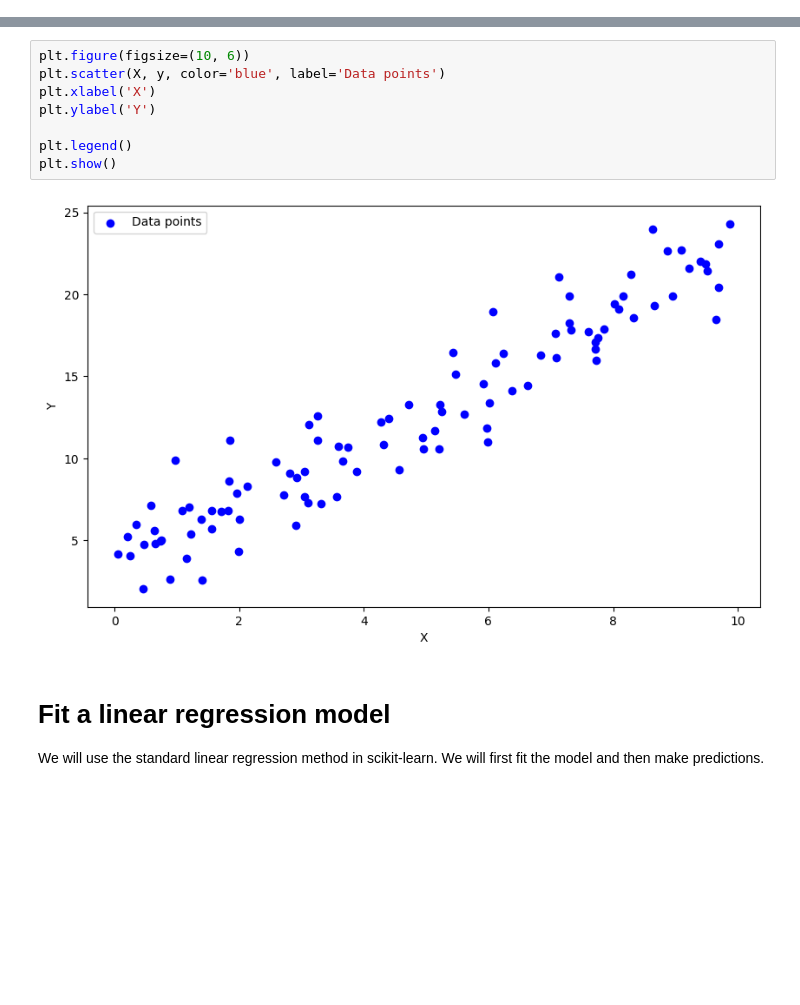
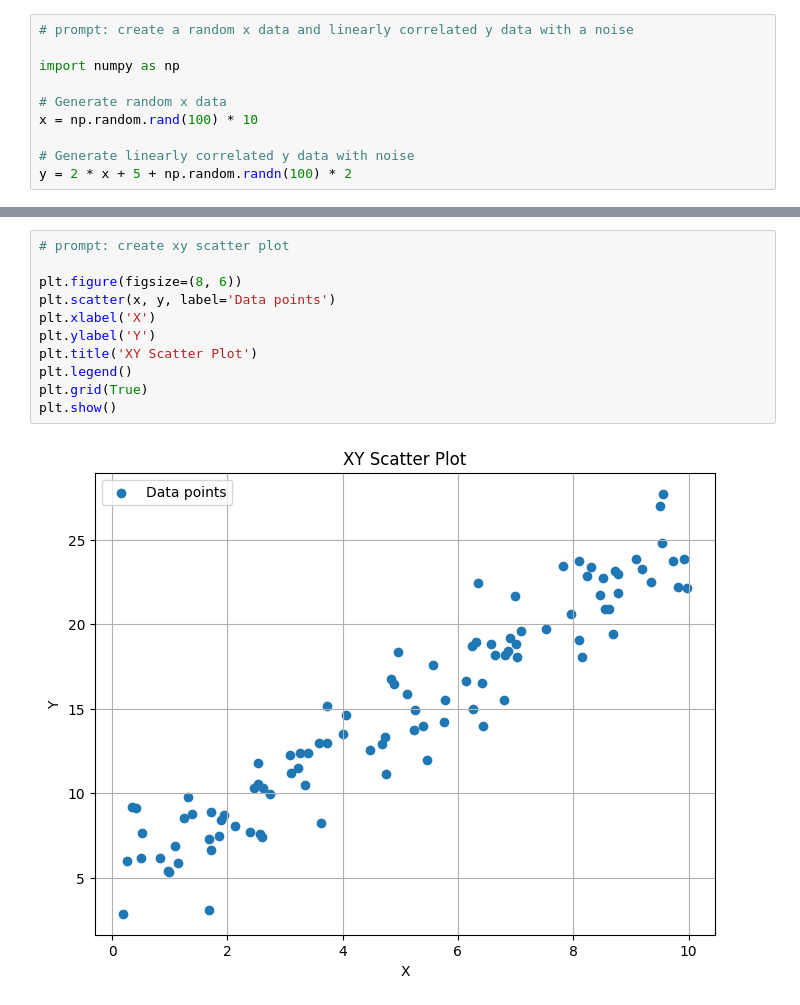
Before and after one commit to dissabnd/Applied-AI-in-Chemical-and-Process-Engineering, a Jupyter notebook: 1_vibecoding.ipynb, the cells around one changed output, grey strips where cells are left out. Drawn from its saved outputs; the diff is of its cells as text; blank space fills up the shorter version.

```diff
--- a/1_vibecoding.ipynb
+++ b/1_vibecoding.ipynb
@@ -31,0 +5,10 @@ y = 2 * X + 3+ np.random.randn(100, 1)*2
+# %%
+# prompt: create a random x data and linearly correlated y data with a noise
+
+import numpy as np
+
+# Generate random x data
+x = np.random.rand(100) * 10
+
+# Generate linearly correlated y data with noise
+y = 2 * x + 5 + np.random.randn(100) * 2
@@ -32,15 +34,14 @@ y = 2 * X + 3+ np.random.randn(100, 1)*2
 # %%
-plt.figure(figsize=(10, 6))
-plt.scatter(X, y, color='blue', label='Data points')
+# prompt: create xy scatter plot
+
+plt.figure(figsize=(8, 6))
+plt.scatter(x, y, label='Data points')
 plt.xlabel('X')
 plt.ylabel('Y')
-
+plt.title('XY Scatter Plot')
 plt.legend()
+plt.grid(True)
 plt.show()
 # %% [output]
-[figure, old version]
+[figure, new version]
-# %% [markdown]
-# Fit a linear regression model
-
-We will use the standard linear regression method in scikit-learn. We will first fit the model and then make predictions.
 # %%
```
Also changed, not shown: parts of 16 cells of this notebook.
